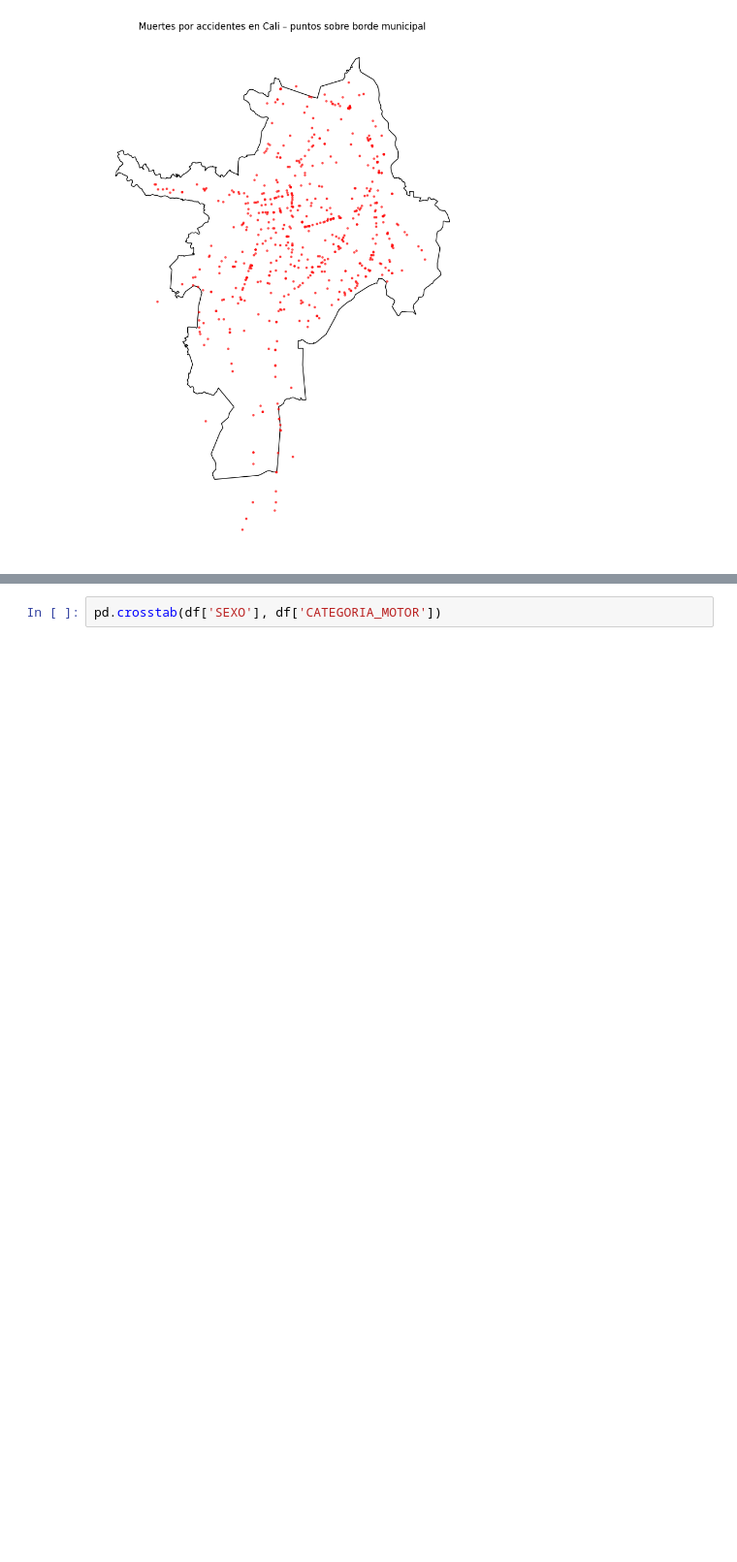
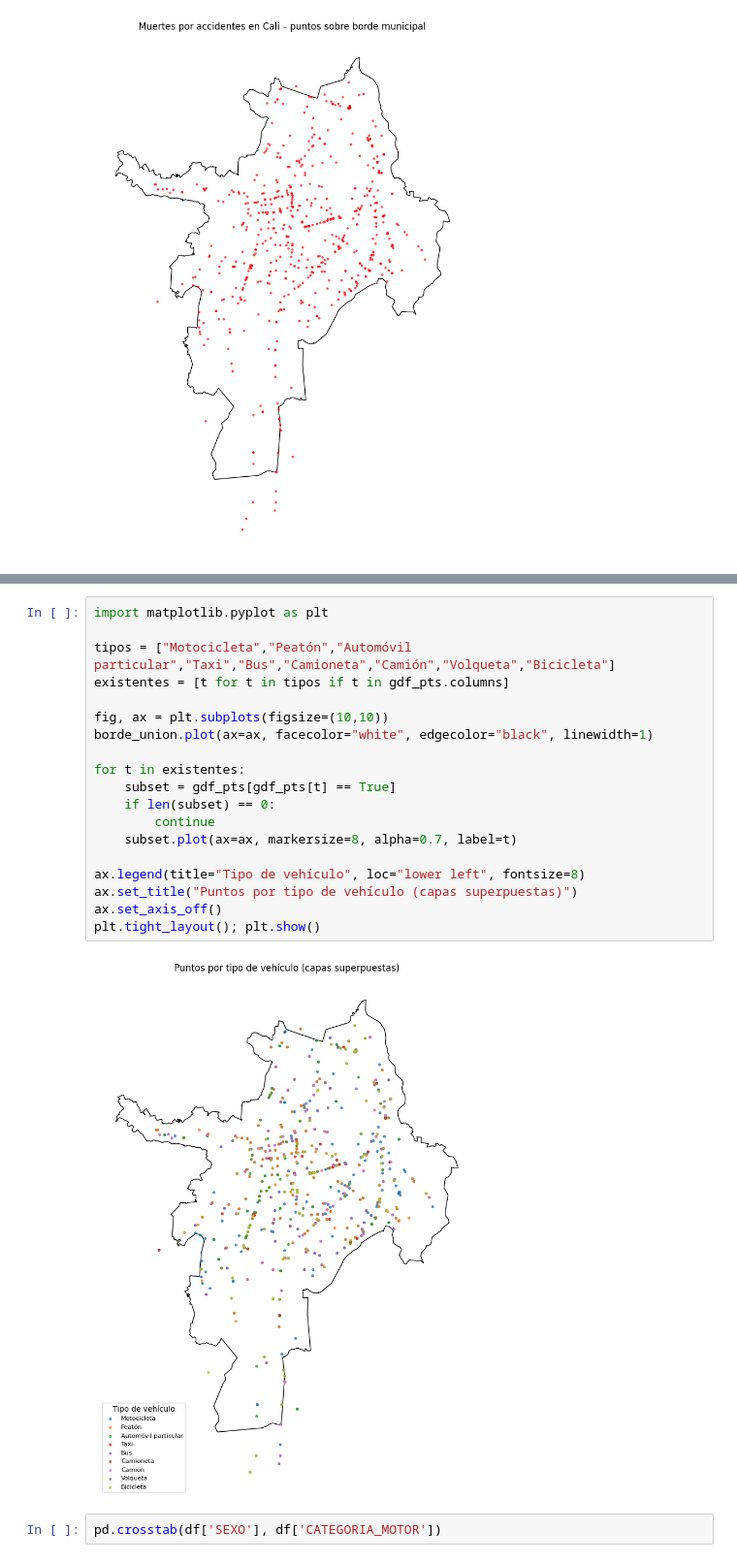
Before and after one commit to DCajiao/Aplicaciones-del-Analisis-Espacial, a Jupyter notebook: casos/Situación_2/00_preprocesamiento.ipynb, the cells around one changed output, grey strips where cells are left out. Shown: that part at 97% size. Saved outputs shown, nothing was run; the diff lists cells and outputs as text; blank space fills up the shorter version.

```diff
--- a/casos/Situación_2/00_preprocesamiento.ipynb
+++ b/casos/Situación_2/00_preprocesamiento.ipynb
@@ -643,3 +711,24 @@ Successfully installed click-plugins-1.1.1.2 cligj-0.7.2 fiona-1.10.1
+# %%
+import matplotlib.pyplot as plt
+
+tipos = ["Motocicleta","Peatón","Automóvil particular","Taxi","Bus","Camioneta","Camión","Volqueta","Bicicleta"]
+existentes = [t for t in tipos if t in gdf_pts.columns]
+
+fig, ax = plt.subplots(figsize=(10,10))
+borde_union.plot(ax=ax, facecolor="white", edgecolor="black", linewidth=1)
+
+for t in existentes:
+    subset = gdf_pts[gdf_pts[t] == True]
+    if len(subset) == 0:
+        continue
+    subset.plot(ax=ax, markersize=8, alpha=0.7, label=t)
+
+ax.legend(title="Tipo de vehículo", loc="lower left", fontsize=8)
+ax.set_title("Puntos por tipo de vehículo (capas superpuestas)")
+ax.set_axis_off()
+plt.tight_layout(); plt.show()
+# %% [output]
+[figure, added]
 # %%
 pd.crosstab(df['SEXO'], df['CATEGORIA_MOTOR'])
 # %% [output]
```
Also changed, not shown: parts of 4 cells of this notebook.
